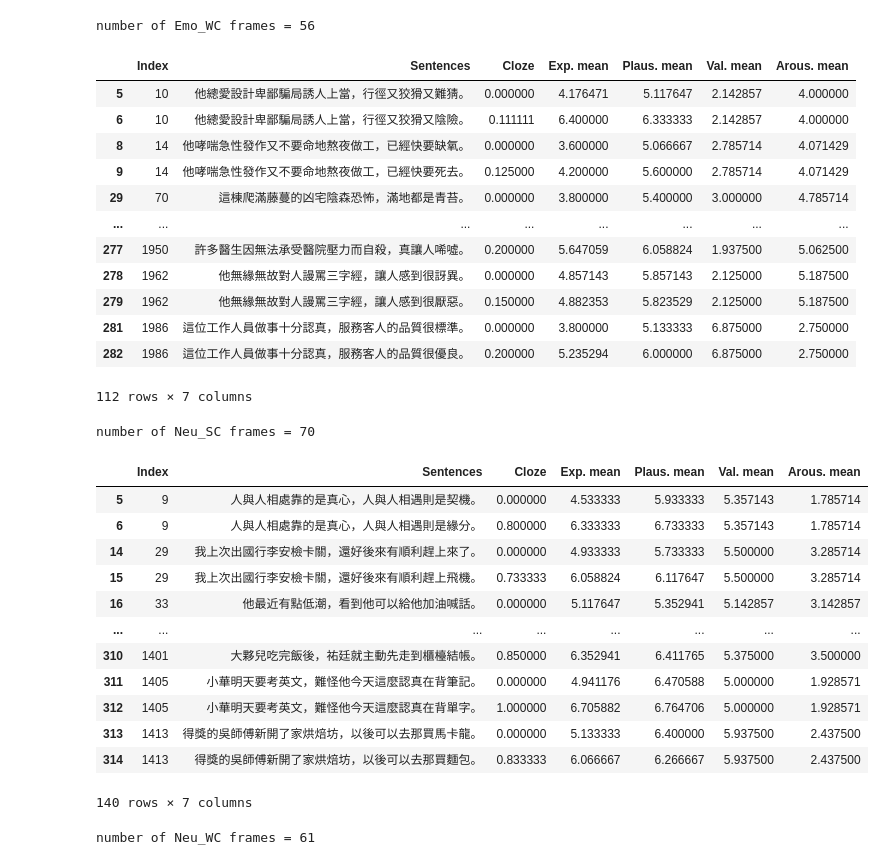
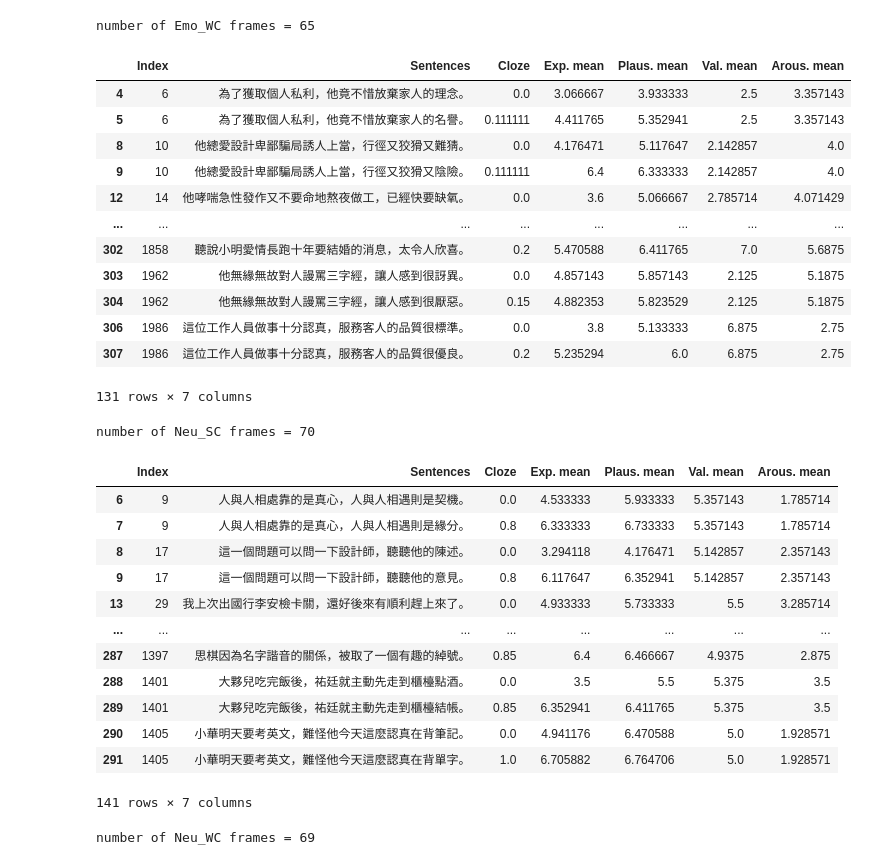
Before and after one commit to amandalin047/Cloze_2023, a Jupyter notebook: stimuli_selection.ipynb, the cells around one changed output. Saved outputs shown, nothing was run; the diff lists cells and outputs as text; code cells hidden in the pictures.

```diff
--- a/stimuli_selection.ipynb
+++ b/stimuli_selection.ipynb
@@ -12,8 +22,10 @@ from IPython.display import display
 display(df1)
 display(df2)
 
-df = pd.concat((df1, df2))
+df = pd.concat((df1, df2)).reset_index(drop=True)
+df = df.reindex(REINDEX(df['Cloze'])).reset_index(drop=True)
 display(df)
+df.to_excel('/home/amandalin047/july_ratings/results/all_master_sheet.xlsx', index=False)
 # %% [output]
 |  | Index | Sentences | Cloze | Exp. mean | Plaus. mean | Val. mean | Arous. mean |
 | 0 | 80 | 這案子手法殘暴，尚未找到殺了老教授的大學生。 | 0.0 | 3.117647 | 4.647059 | 2.428571 | 3.785714 |
@@ -56,5 +68 @@ display(df)
 967 rows × 7 columns
-# %%
-df = df[df['Plaus. mean']>=4.5]
-df = df[(df['Val. mean']>=6.75) | (df['Val. mean']<=3.25)].reset_index(drop=True)
-df
@@ -75,13 +68,0 @@ df
-# %%
-def REINDEX(array):
-    '''Sorts sentences by a given index in asencing order'''
-    array_ascend = np.sort(array)
-    unique, idx = [], []
-    for i, x in enumerate(array_ascend):
-        if x not in unique:
-            idx.append(np.where(array==x)[0].tolist())
-            unique.append(x)
-    return sum(idx, [])
-
-df = df.reindex(REINDEX(df['Index'])).reset_index(drop=True)
-df
@@ -102,6 +68,0 @@ df
-# %%
-idx = df['Index'].tolist()
-for i, x in enumerate(idx):
-    if idx.count(x) == 1:
-        df = df.drop(index=i)
-df
@@ -194,6 +108,6 @@ df1 = pd.read_excel('1st_all_means.xlsx')
 os.chdir('/home/amandalin047/july_ratings/results/2nd_round')
 df2 = pd.read_excel('2nd_all_means.xlsx')
 
-emo_sc, emo_wc = main(df1, df2, plaus_thresh=4.5, val_thresh=1.7, condition='Emo');
-neu_sc, neu_wc = main(df1, df2, plaus_thresh=4.5, val_thresh=1, condition='Neu');
+emo_sc, emo_wc = main(df1, df2, exp_thresh=5.75, plaus_thresh=3.7, val_thresh=1.6, condition='Emo');
+neu_sc, neu_wc = main(df1, df2, exp_thresh=5.75, plaus_thresh=3.7, val_thresh=0.9, condition='Neu');
 # %% [output]
@@ -214,30 +128,30 @@ number of Emo_SC frames = 57
-number of Emo_WC frames = 56
+number of Emo_WC frames = 65
 |  | Index | Sentences | Cloze | Exp. mean | Plaus. mean | Val. mean | Arous. mean |
-| 5 | 10 | 他總愛設計卑鄙騙局誘人上當，行徑又狡猾又難猜。 | 0.000000 | 4.176471 | 5.117647 | 2.142857 | 4.000000 |
-| 6 | 10 | 他總愛設計卑鄙騙局誘人上當，行徑又狡猾又陰險。 | 0.111111 | 6.400000 | 6.333333 | 2.142857 | 4.000000 |
-| 8 | 14 | 他哮喘急性發作又不要命地熬夜做工，已經快要缺氧。 | 0.000000 | 3.600000 | 5.066667 | 2.785714 | 4.071429 |
-| 9 | 14 | 他哮喘急性發作又不要命地熬夜做工，已經快要死去。 | 0.125000 | 4.200000 | 5.600000 | 2.785714 | 4.071429 |
-| 29 | 70 | 這棟爬滿藤蔓的凶宅陰森恐怖，滿地都是青苔。 | 0.000000 | 3.800000 | 5.400000 | 3.000000 | 4.785714 |
+| 4 | 6 | 為了獲取個人私利，他竟不惜放棄家人的理念。 | 0.0 | 3.066667 | 3.933333 | 2.5 | 3.357143 |
+| 5 | 6 | 為了獲取個人私利，他竟不惜放棄家人的名譽。 | 0.111111 | 4.411765 | 5.352941 | 2.5 | 3.357143 |
+| 8 | 10 | 他總愛設計卑鄙騙局誘人上當，行徑又狡猾又難猜。 | 0.0 | 4.176471 | 5.117647 | 2.142857 | 4.0 |
+| 9 | 10 | 他總愛設計卑鄙騙局誘人上當，行徑又狡猾又陰險。 | 0.111111 | 6.4 | 6.333333 | 2.142857 | 4.0 |
+| 12 | 14 | 他哮喘急性發作又不要命地熬夜做工，已經快要缺氧。 | 0.0 | 3.6 | 5.066667 | 2.785714 | 4.071429 |
 | ... | ... | ... | ... | ... | ... | ... | ... |
-| 277 | 1950 | 許多醫生因無法承受醫院壓力而自殺，真讓人唏噓。 | 0.200000 | 5.647059 | 6.058824 | 1.937500 | 5.062500 |
-| 278 | 1962 | 他無緣無故對人謾罵三字經，讓人感到很訝異。 | 0.000000 | 4.857143 | 5.857143 | 2.125000 | 5.187500 |
-| 279 | 1962 | 他無緣無故對人謾罵三字經，讓人感到很厭惡。 | 0.150000 | 4.882353 | 5.823529 | 2.125000 | 5.187500 |
-| 281 | 1986 | 這位工作人員做事十分認真，服務客人的品質很標準。 | 0.000000 | 3.800000 | 5.133333 | 6.875000 | 2.750000 |
-| 282 | 1986 | 這位工作人員做事十分認真，服務客人的品質很優良。 | 0.200000 | 5.235294 | 6.000000 | 6.875000 | 2.750000 |
+| 302 | 1858 | 聽說小明愛情長跑十年要結婚的消息，太令人欣喜。 | 0.2 | 5.470588 | 6.411765 | 7.0 | 5.6875 |
+| 303 | 1962 | 他無緣無故對人謾罵三字經，讓人感到很訝異。 | 0.0 | 4.857143 | 5.857143 | 2.125 | 5.1875 |
+| 304 | 1962 | 他無緣無故對人謾罵三字經，讓人感到很厭惡。 | 0.15 | 4.882353 | 5.823529 | 2.125 | 5.1875 |
+| 306 | 1986 | 這位工作人員做事十分認真，服務客人的品質很標準。 | 0.0 | 3.8 | 5.133333 | 6.875 | 2.75 |
+| 307 | 1986 | 這位工作人員做事十分認真，服務客人的品質很優良。 | 0.2 | 5.235294 | 6.0 | 6.875 | 2.75 |
-112 rows × 7 columns
+131 rows × 7 columns
 number of Neu_SC frames = 70
 |  | Index | Sentences | Cloze | Exp. mean | Plaus. mean | Val. mean | Arous. mean |
-| 5 | 9 | 人與人相處靠的是真心，人與人相遇則是契機。 | 0.000000 | 4.533333 | 5.933333 | 5.357143 | 1.785714 |
-| 6 | 9 | 人與人相處靠的是真心，人與人相遇則是緣分。 | 0.800000 | 6.333333 | 6.733333 | 5.357143 | 1.785714 |
-| 14 | 29 | 我上次出國行李安檢卡關，還好後來有順利趕上來了。 | 0.000000 | 4.933333 | 5.733333 | 5.500000 | 3.285714 |
-| 15 | 29 | 我上次出國行李安檢卡關，還好後來有順利趕上飛機。 | 0.733333 | 6.058824 | 6.117647 | 5.500000 | 3.285714 |
-| 16 | 33 | 他最近有點低潮，看到他可以給他加油喊話。 | 0.000000 | 5.117647 | 5.352941 | 5.142857 | 3.142857 |
+| 6 | 9 | 人與人相處靠的是真心，人與人相遇則是契機。 | 0.0 | 4.533333 | 5.933333 | 5.357143 | 1.785714 |
+| 7 | 9 | 人與人相處靠的是真心，人與人相遇則是緣分。 | 0.8 | 6.333333 | 6.733333 | 5.357143 | 1.785714 |
+| 8 | 17 | 這一個問題可以問一下設計師，聽聽他的陳述。 | 0.0 | 3.294118 | 4.176471 | 5.142857 | 2.357143 |
+| 9 | 17 | 這一個問題可以問一下設計師，聽聽他的意見。 | 0.8 | 6.117647 | 6.352941 | 5.142857 | 2.357143 |
+| 13 | 29 | 我上次出國行李安檢卡關，還好後來有順利趕上來了。 | 0.0 | 4.933333 | 5.733333 | 5.5 | 3.285714 |
 | ... | ... | ... | ... | ... | ... | ... | ... |
-| 310 | 1401 | 大夥兒吃完飯後，祐廷就主動先走到櫃檯結帳。 | 0.850000 | 6.352941 | 6.411765 | 5.375000 | 3.500000 |
-| 311 | 1405 | 小華明天要考英文，難怪他今天這麼認真在背筆記。 | 0.000000 | 4.941176 | 6.470588 | 5.000000 | 1.928571 |
-| 312 | 1405 | 小華明天要考英文，難怪他今天這麼認真在背單字。 | 1.000000 | 6.705882 | 6.764706 | 5.000000 | 1.928571 |
-| 313 | 1413 | 得獎的吳師傅新開了家烘焙坊，以後可以去那買馬卡龍。 | 0.000000 | 5.133333 | 6.400000 | 5.937500 | 2.437500 |
-| 314 | 1413 | 得獎的吳師傅新開了家烘焙坊，以後可以去那買麵包。 | 0.833333 | 6.066667 | 6.266667 | 5.937500 | 2.437500 |
+| 287 | 1397 | 思棋因為名字諧音的關係，被取了一個有趣的綽號。 | 0.85 | 6.4 | 6.466667 | 4.9375 | 2.875 |
+| 288 | 1401 | 大夥兒吃完飯後，祐廷就主動先走到櫃檯點酒。 | 0.0 | 3.5 | 5.5 | 5.375 | 3.5 |
+| 289 | 1401 | 大夥兒吃完飯後，祐廷就主動先走到櫃檯結帳。 | 0.85 | 6.352941 | 6.411765 | 5.375 | 3.5 |
+| 290 | 1405 | 小華明天要考英文，難怪他今天這麼認真在背筆記。 | 0.0 | 4.941176 | 6.470588 | 5.0 | 1.928571 |
+| 291 | 1405 | 小華明天要考英文，難怪他今天這麼認真在背單字。 | 1.0 | 6.705882 | 6.764706 | 5.0 | 1.928571 |
-140 rows × 7 columns
+141 rows × 7 columns
-number of Neu_WC frames = 61
+number of Neu_WC frames = 69
 |  | Index | Sentences | Cloze | Exp. mean | Plaus. mean | Val. mean | Arous. mean |
```
Also changed, not shown: parts of 14 cells of this notebook.
